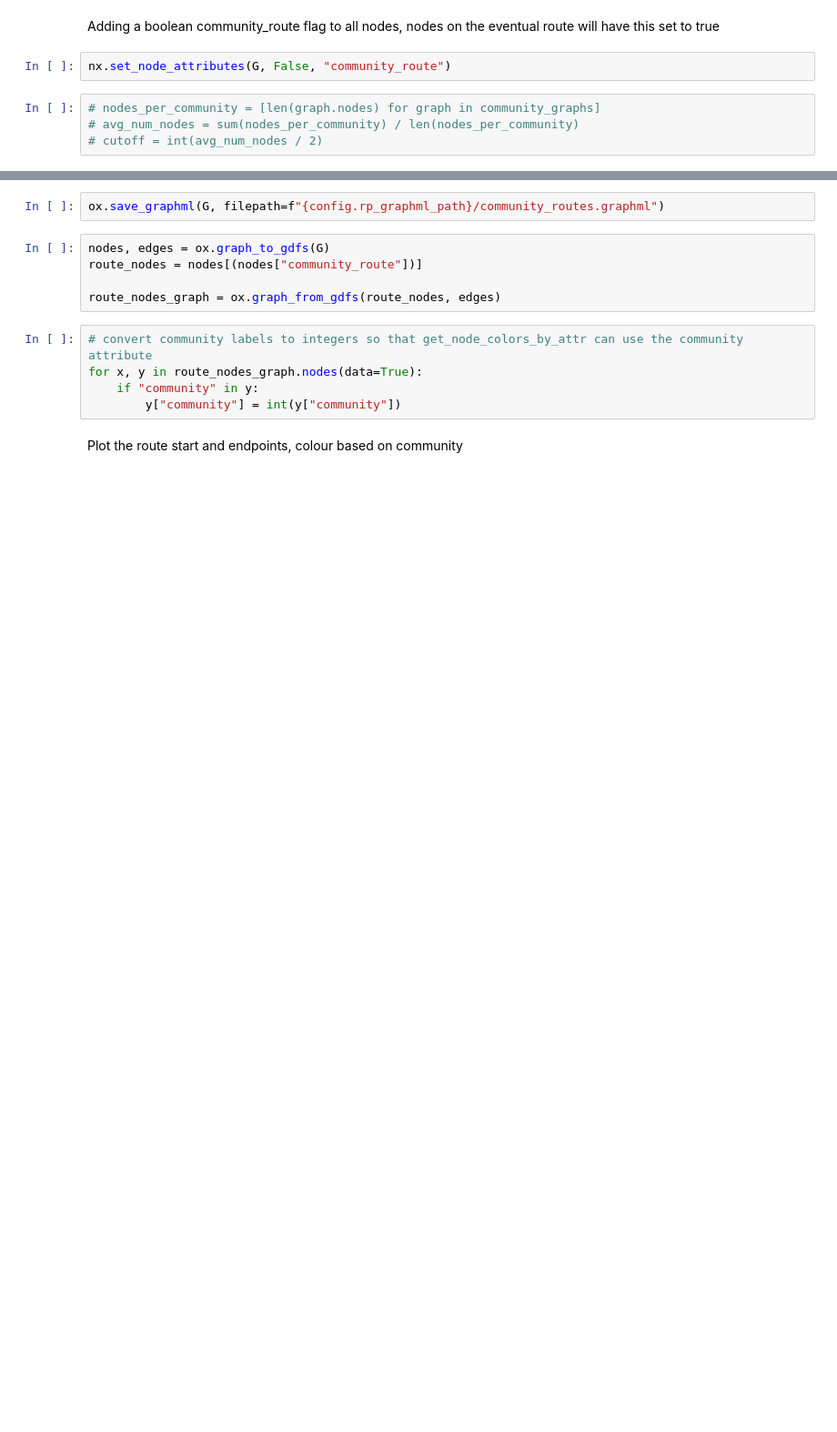
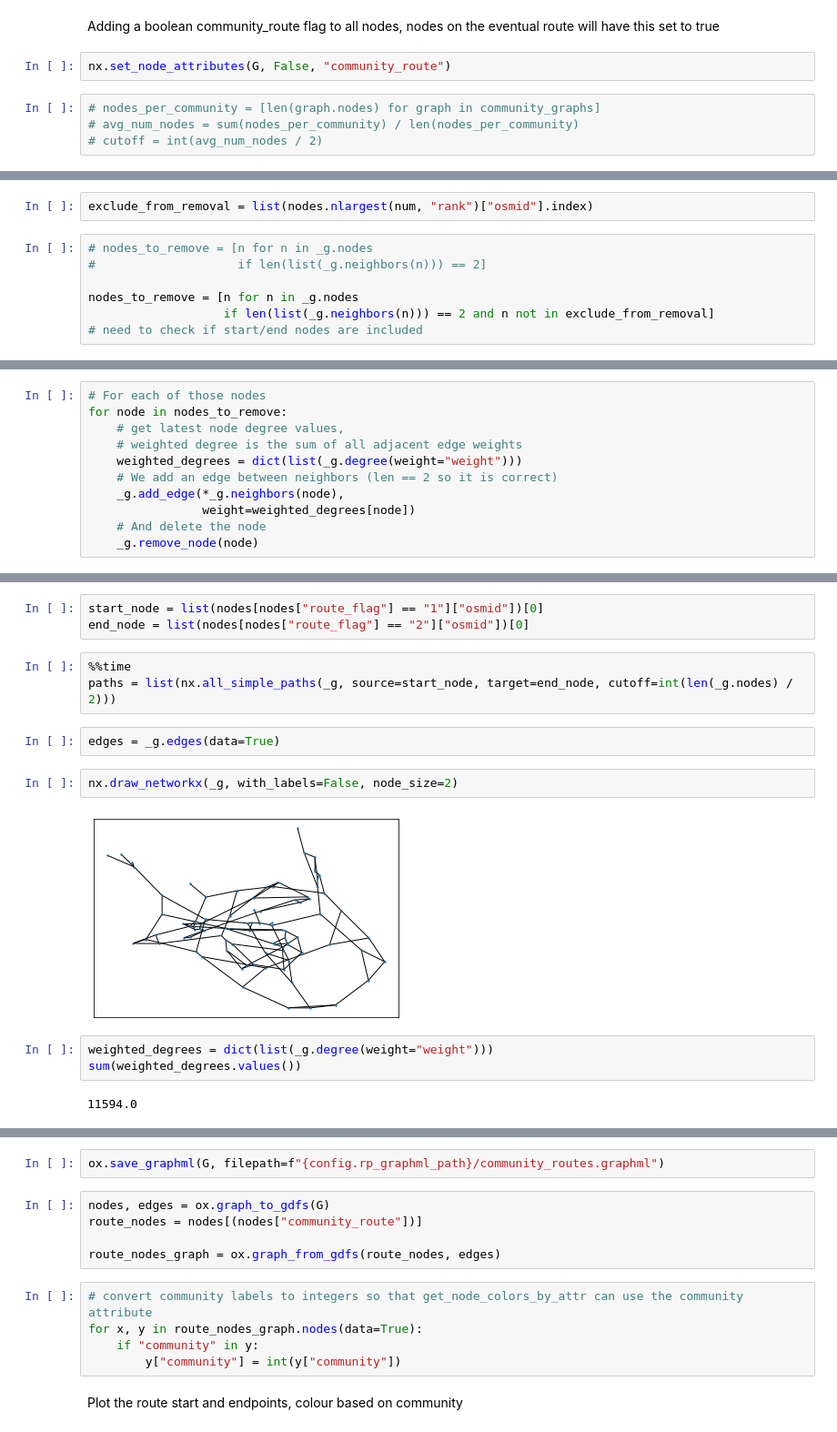
Before and after one commit to ancodia/donegal-bus-routes, a Jupyter notebook: route_planning/notebooks/route_pathfinding.ipynb, the cells around one changed output, grey strips where cells are left out. Shown at 91% size. Drawn from its saved outputs; the diff is of its cells as text; blank space fills up the shorter version.

Commit message:
updates to route pathfinding

```diff
--- a/route_planning/notebooks/route_pathfinding.ipynb
+++ b/route_planning/notebooks/route_pathfinding.ipynb
@@ -40,0 +65,9 @@ nx.set_node_attributes(G, False, "community_route")
+# %%
+exclude_from_removal = list(nodes.nlargest(num, "rank")["osmid"].index)
+# %%
+# nodes_to_remove = [n for n in _g.nodes
+#                    if len(list(_g.neighbors(n))) == 2]
+
+nodes_to_remove = [n for n in _g.nodes
+                   if len(list(_g.neighbors(n))) == 2 and n not in exclude_from_removal]
+# need to check if start/end nodes are included
@@ -40,0 +98,11 @@ nx.set_node_attributes(G, False, "community_route")
+# %%
+# For each of those nodes
+for node in nodes_to_remove:
+    # get latest node degree values,
+    # weighted degree is the sum of all adjacent edge weights
+    weighted_degrees = dict(list(_g.degree(weight="weight")))
+    # We add an edge between neighbors (len == 2 so it is correct)
+    _g.add_edge(*_g.neighbors(node),
+                weight=weighted_degrees[node])
+    # And delete the node
+    _g.remove_node(node)
@@ -41 +121,18 @@ nx.set_node_attributes(G, False, "community_route")
+# %%
+start_node = list(nodes[nodes["route_flag"] == "1"]["osmid"])[0]
+end_node = list(nodes[nodes["route_flag"] == "2"]["osmid"])[0]
+# %%
+%%time
+paths = list(nx.all_simple_paths(_g, source=start_node, target=end_node, cutoff=int(len(_g.nodes) / 2)))
+# %%
+edges = _g.edges(data=True)
+# %%
+nx.draw_networkx(_g, with_labels=False, node_size=2)
+# %% [output]
+[figure, added]
+# %%
+weighted_degrees = dict(list(_g.degree(weight="weight")))
+sum(weighted_degrees.values())
+# %% [output]
+11594.0
 # %%
```
Also changed, not shown: parts of 21 cells of this notebook, 2 other files.
